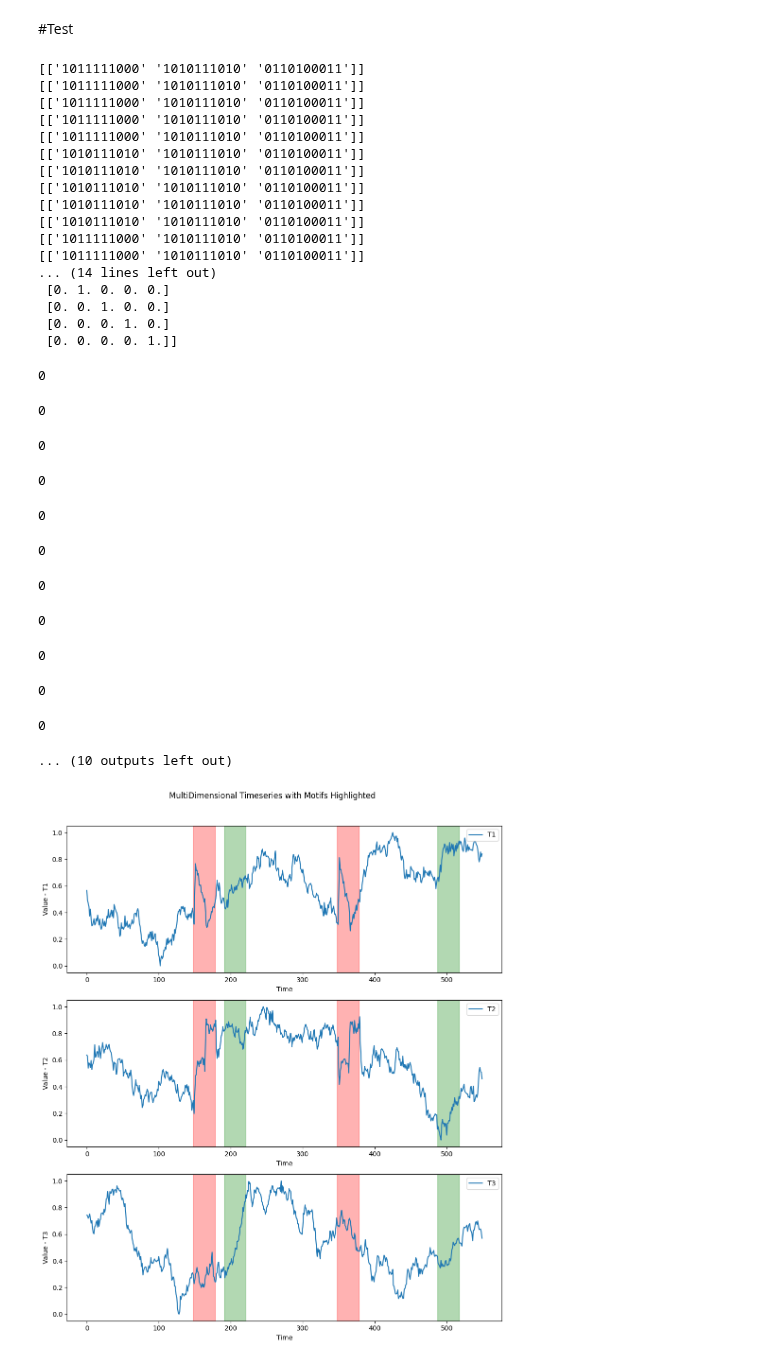
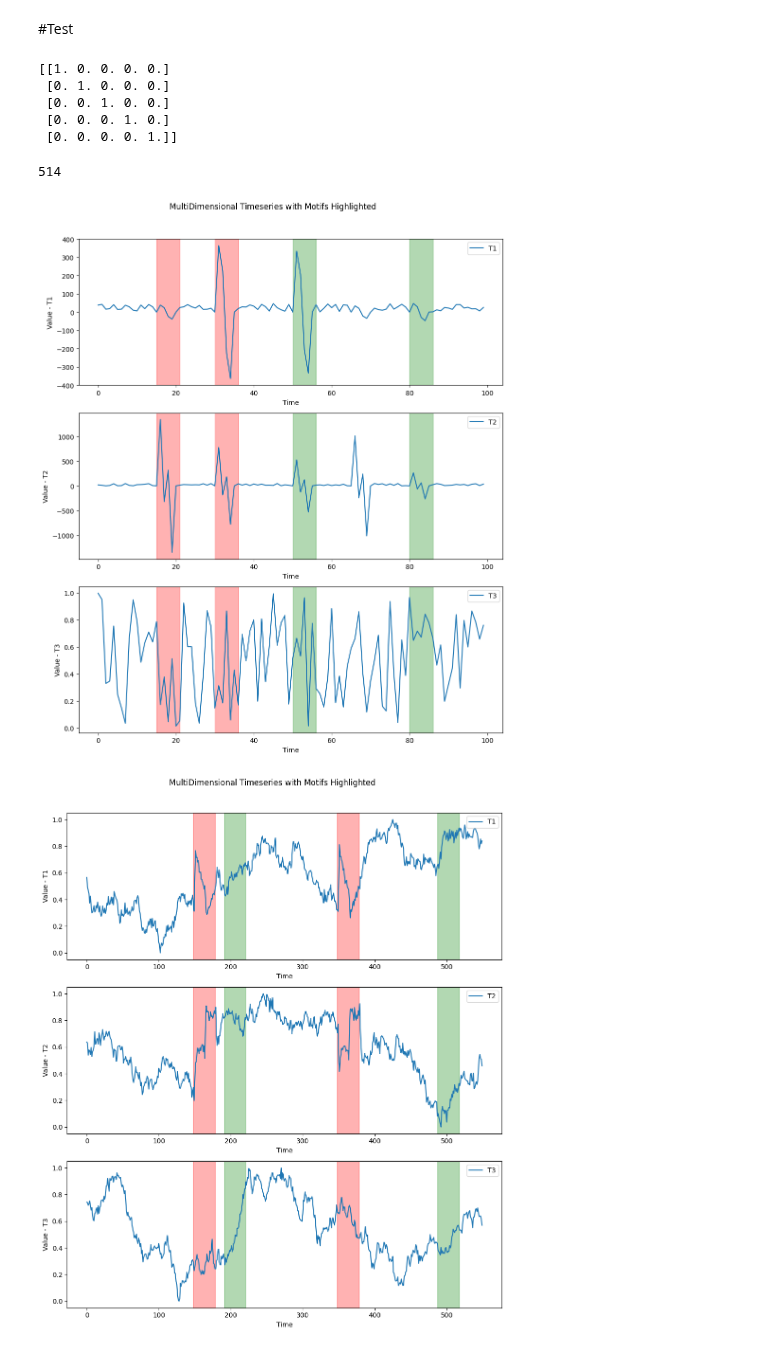
Before and after one commit to aidaLabDEI/LEIT-motifs, a Jupyter notebook: Motif_Discovery.ipynb, the cells around one changed output. Drawn from its saved outputs; the diff is of its cells as text; code cells hidden in the pictures.

```diff
--- a/Motif_Discovery.ipynb
+++ b/Motif_Discovery.ipynb
@@ -39,7 +41,7 @@ if __name__ == "__main__":
     df = pd.read_csv("https://zenodo.org/record/4328047/files/toy.csv?download=1")
     #your_time_series = np.random.rand(10000)
     window_size = 30  # Approximately, how many data points might be found in a pattern
-    all_gpu_devices = [device.id for device in cuda.list_devices()]  # Get a list of all available GPU devices
+    #all_gpu_devices = [device.id for device in cuda.list_devices()]  # Get a list of all available GPU devices
 
     matrix_profile, matrix_profile_idx = stumpy.mstump(df, m=window_size)
 # %%
@@ -555,10 +583,10 @@ for loc in motif_locations:
 timeseries_3d[:, 2] = np.random.rand(100)
 
 # Set parameters
-window_size = 8
+window_size = 6
 lsh_threshold = 0.8
 projection_iter = 20
-k = 1
+k = 2
 
 # Pick the subsequences where the motifs are located
 rp = RandomBinaryProjections('rp', 10)
@@ -582,64 +610,43 @@ for i, subsequence1 in enumerate(norm):
         union = np.union1d(subsequence1, subsequence2)
         jaccard_sim[i, j] = len(intersection) / len(union)
         hash1 = np.apply_along_axis(euclidean_hash, 0 , subsequence1, rp)
-        print(hash1)
+        #print(hash1)
 
 
 print(jaccard_sim)
 
 # Find motifs
-motifs = motif_find(timeseries_3d, window_size, projection_iter, k, 2, lsh_threshold)
-
+motifs, dist_comp = motif_find(timeseries_3d, window_size, projection_iter, k, 2, lsh_threshold)
+motifs = motifs.queue
+print(dist_comp)
 # Plot the original time series and highlight the motifs, find the motifs in all the time series
 df = pd.DataFrame(timeseries_3d, columns=['T1', 'T2', 'T3'])
 
 # Plot 3 subplots, one for each dimension
 fig, axs = plt.subplots(3, 1, figsize=(10, 12))
 colors = ["red", "green", "blue", "pink", "cyan"]
 for i, dimension in enumerate(['T1', 'T2', 'T3']):
     axs[i].plot(df[dimension], label=dimension)
     axs[i].set_xlabel("Time")
     axs[i].set_ylabel(f"Value - {dimension}")
     axs[i].legend()
 
     for idx, motif in enumerate(motifs):
         # Highlight the motifs in all dimensions
-        for m in motif[0]:
+        for m in motif[1][0]:
             axs[i].axvspan(m, m + window_size, color=colors[idx], alpha=0.3)
 
 plt.suptitle("MultiDimensional Timeseries with Motifs Highlighted")
 plt.tight_layout(rect=[0, 0, 1, 0.96])
 plt.show()
 # %% [output]
-[['1011111000' '1010111010' '0110100011']]
-[['1011111000' '1010111010' '0110100011']]
-[['1011111000' '1010111010' '0110100011']]
-[['1011111000' '1010111010' '0110100011']]
-[['1011111000' '1010111010' '0110100011']]
-[['1010111010' '1010111010' '0110100011']]
-[['1010111010' '1010111010' '0110100011']]
-[['1010111010' '1010111010' '0110100011']]
-[['1010111010' '1010111010' '0110100011']]
-[['1010111010' '1010111010' '0110100011']]
-[['1011111000' '1010111010' '0110100011']]
-[['1011111000' '1010111010' '0110100011']]
-... (14 lines left out)
+[[1. 0. 0. 0. 0.]
  [0. 1. 0. 0. 0.]
  [0. 0. 1. 0. 0.]
  [0. 0. 0. 1. 0.]
  [0. 0. 0. 0. 1.]]
-0
+514
-0
-0
-0
-0
-0
-0
-0
-0
-0
-0
-... (10 outputs left out)
+[figure, added]
 # %%
 #@title Example 2
 df = pd.read_csv("https://zenodo.org/record/4328047/files/toy.csv?download=1")
```
Also changed, not shown: parts of 3 cells of this notebook.
